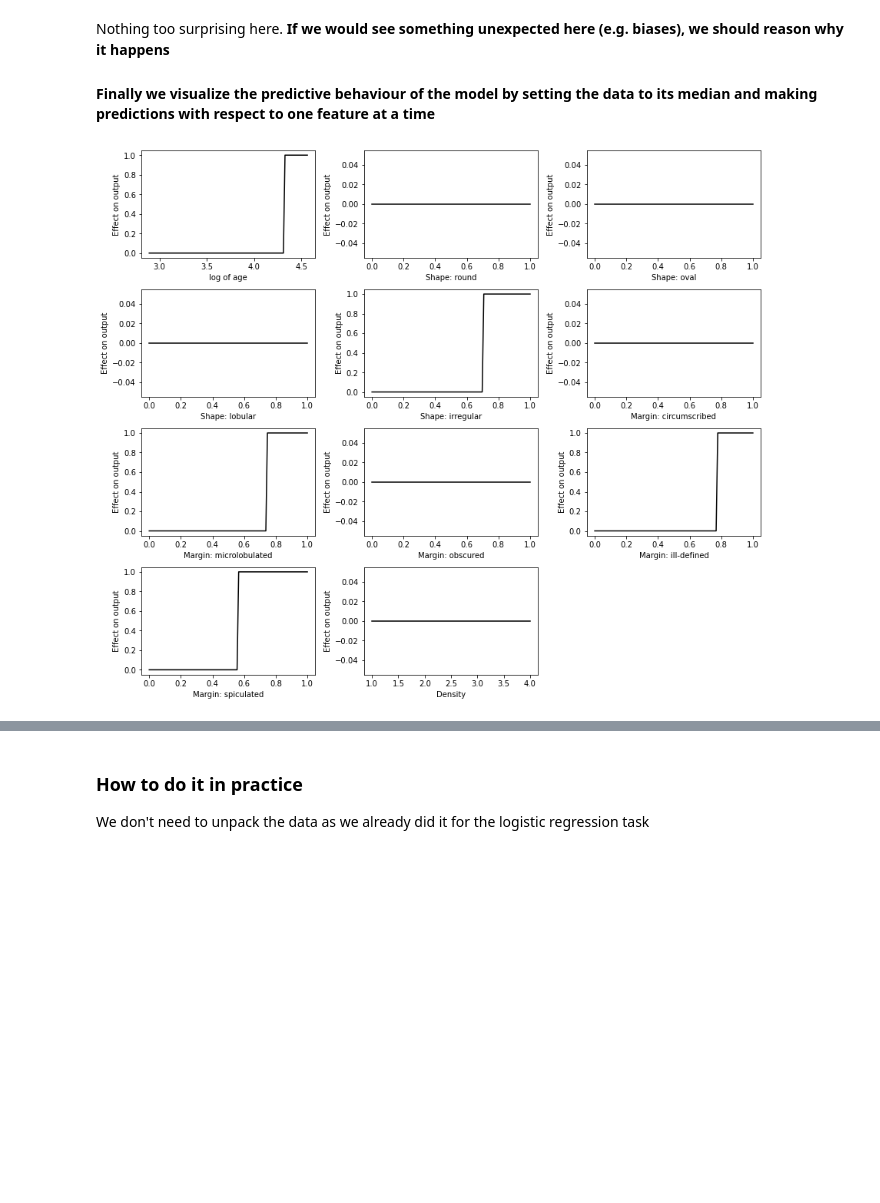
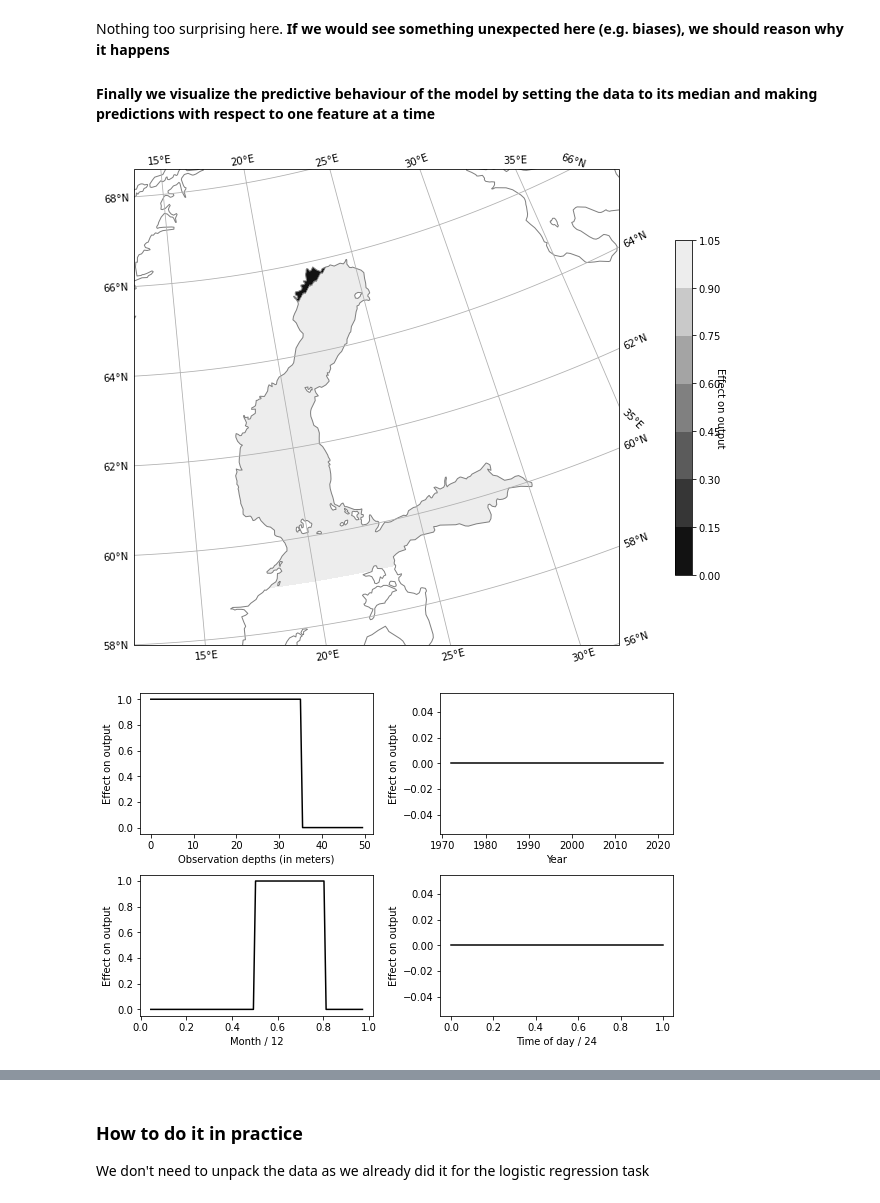
Before and after one commit to esiivola/syke-machine-learning-course, a Jupyter notebook: Lesson-3.ipynb, the cells around one changed output, grey strips where cells are left out. Drawn from its saved outputs; the diff is of its cells as text; code cells hidden in the pictures; blank space fills up the shorter version.

```diff
--- a/Lesson-3.ipynb
+++ b/Lesson-3.ipynb
@@ -268,20 +245,16 @@ plotting_utils.draw_binary_roc(y_test.values, lr_probs)
 Nothing too surprising here. **If we would see something unexpected here (e.g. biases), we should reason why it happens**
 
 #### Finally we visualize the predictive behaviour of the model by setting the data to its median and making predictions with respect to one feature at a time
-# %%
-plotting_utils.plot_effects(data_frame_mammo_numeric, clf,
-                            features_mammo_classification, mammo_normalizer, features_mammo_normalizer,
-                            plotted_columns=[('LOGAGE', 'log of age'),
-                                             ("ROUND", "Shape: round"),
-                                             ("OVAL", "Shape: oval"),
-                                             ("LOBURAL", "Shape: lobular"),
-                                             ("IRREGULAR", "Shape: irregular"),
-                                             ("CIRCUMSCRIBED", "Margin: circumscribed"),
-                                             ("MICROLOBULATED", "Margin: microlobulated"),
-                                             ("OBSCURED", "Margin: obscured"),
-                                             ("ILL-DEFINED", "Margin: ill-defined"),
-                                             ("SPICULATED", "Margin: spiculated"),
-                                             ("DENSITY", 'Density')])
-# %% [output]
-[figure, removed]
+# %%
+plotting_utils.plot_effects(data_frame_classification_numeric, clf,
+                            features_classification, classification_normalizer, features_classification_normalizer,
+                            plotted_columns=[('OBSDEP', "Observation depths (in meters)"),
+                                             ('YEAR', "Year"),
+                                             ('MONTHFRACTION', "Month / 12"),
+                                             ('TIMEOFDAYFRACTION', "Time of day / 24")],
+                            periodic_columns=['MONTHFRACTION', 'TIMEOFDAYFRACTION'], ncols=2,
+                            coordinates=['LATITUDE', 'LONGITUDE'], bounding_box=bounding_box)
+# %% [output]
+[figure, added]
+[figure, added]
 # %% [markdown]
```
Also changed, not shown: parts of 26 cells of this notebook, 3 other files.
